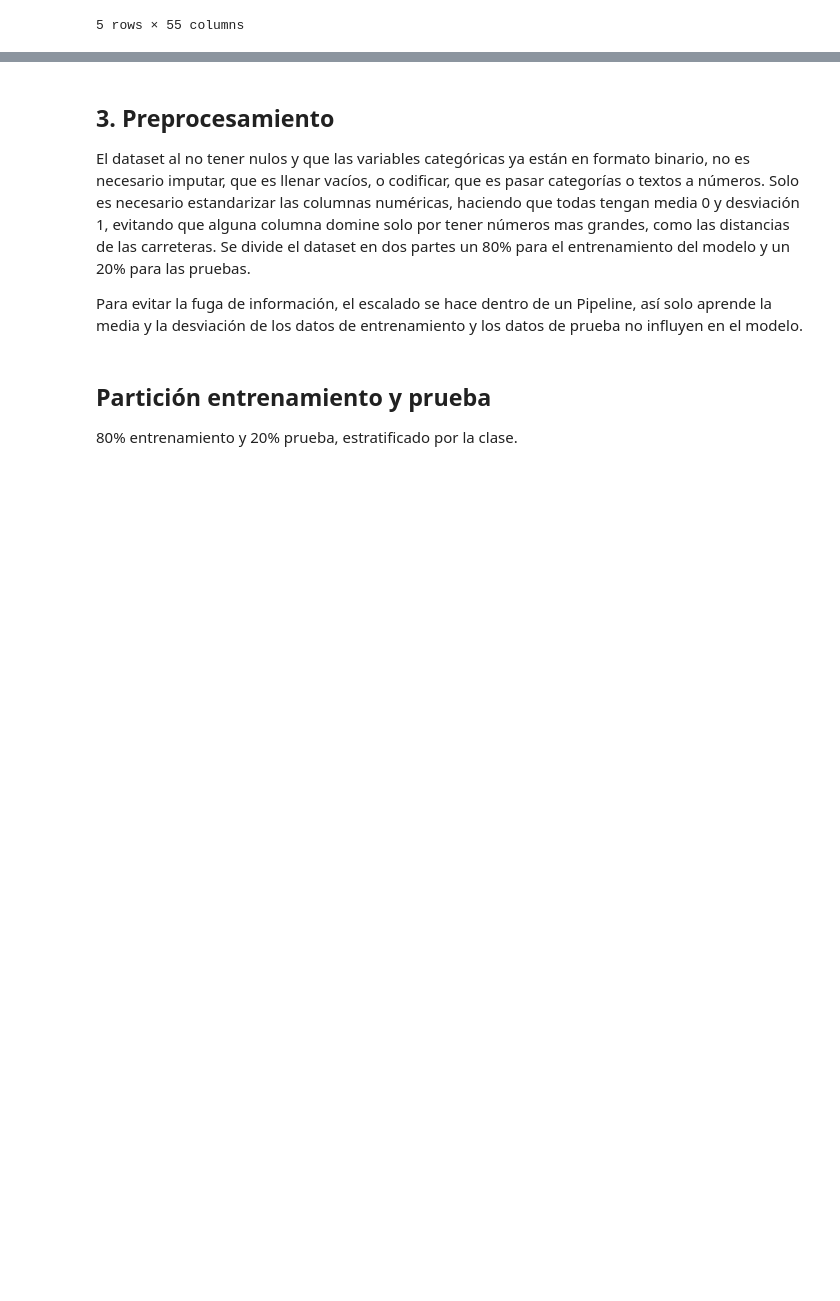
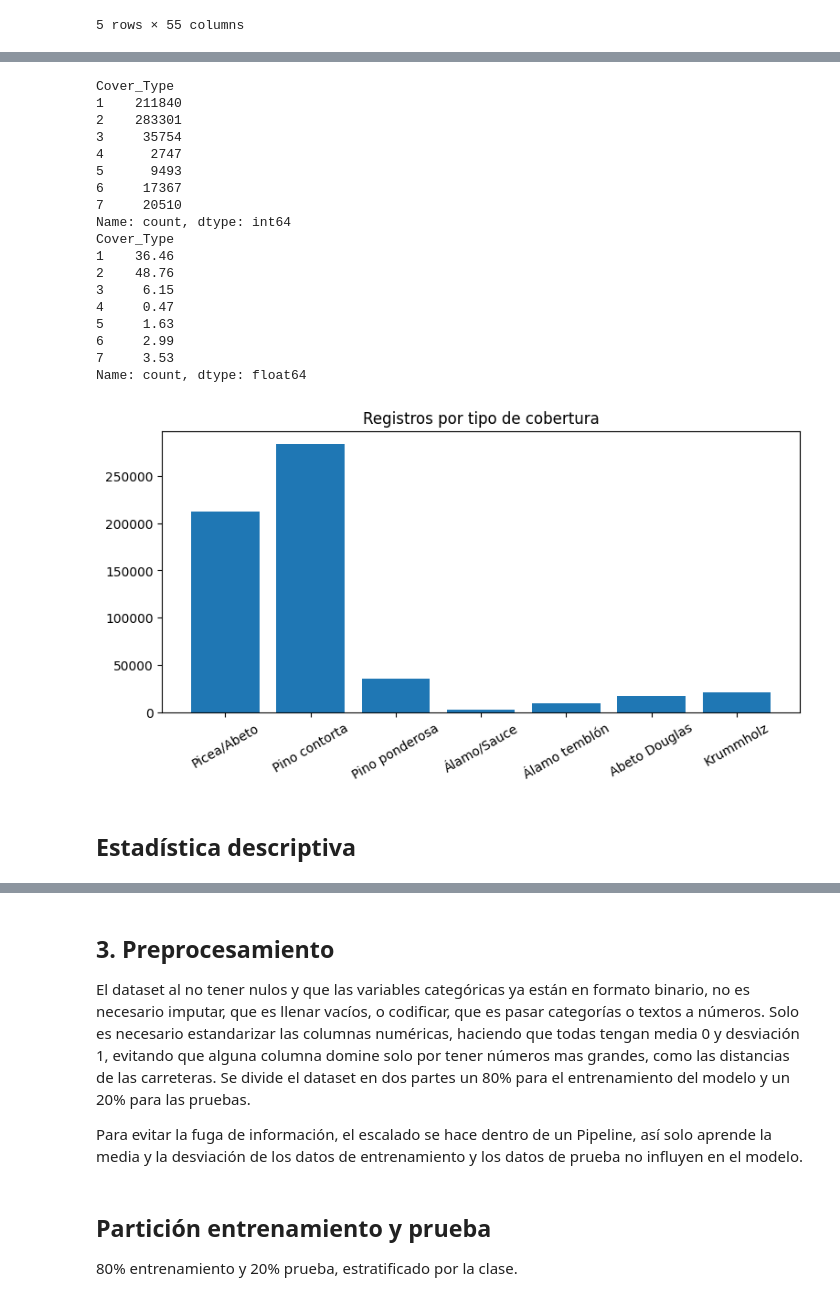
Before and after one commit to DiegoGc4x/evaluacion-4, a Jupyter notebook: covertype_equipo8.ipynb, the cells around one changed output, grey strips where cells are left out. Cells and saved outputs as stored; diff of their text form; code cells hidden in the pictures; blank space fills up the shorter version.

```diff
--- a/covertype_equipo8.ipynb
+++ b/covertype_equipo8.ipynb
@@ -66,0 +119,4 @@ CLASES = {1: 'Picea/Abeto', 2: 'Pino contorta', 3: 'Pino ponderosa', 4: 'Álamo/
+# %%
+# columnas para el EDA: área y suelo en una sola columna
+df['area'] = df[AREAS].idxmax(axis=1)
+df['suelo'] = df[SUELOS].idxmax(axis=1)
@@ -66,0 +126,32 @@ CLASES = {1: 'Picea/Abeto', 2: 'Pino contorta', 3: 'Pino ponderosa', 4: 'Álamo/
+# %%
+conteo = df['Cover_Type'].value_counts().sort_index()
+print(conteo)
+print((conteo / len(df) * 100).round(2))
+
+plt.figure(figsize=(9, 4))
+plt.bar(conteo.index.map(CLASES), conteo.values)
+plt.title('Registros por tipo de cobertura')
+plt.xticks(rotation=30)
+plt.show()
+# %% [output]
+Cover_Type
+1    211840
+2    283301
+3     35754
+4      2747
+5      9493
+6     17367
+7     20510
+Name: count, dtype: int64
+Cover_Type
+1    36.46
+2    48.76
+3     6.15
+4     0.47
+5     1.63
+6     2.99
+7     3.53
+Name: count, dtype: float64
+[figure, added]
+# %% [markdown]
+## Estadística descriptiva
```
Also changed, not shown: parts of 22 cells of this notebook.
